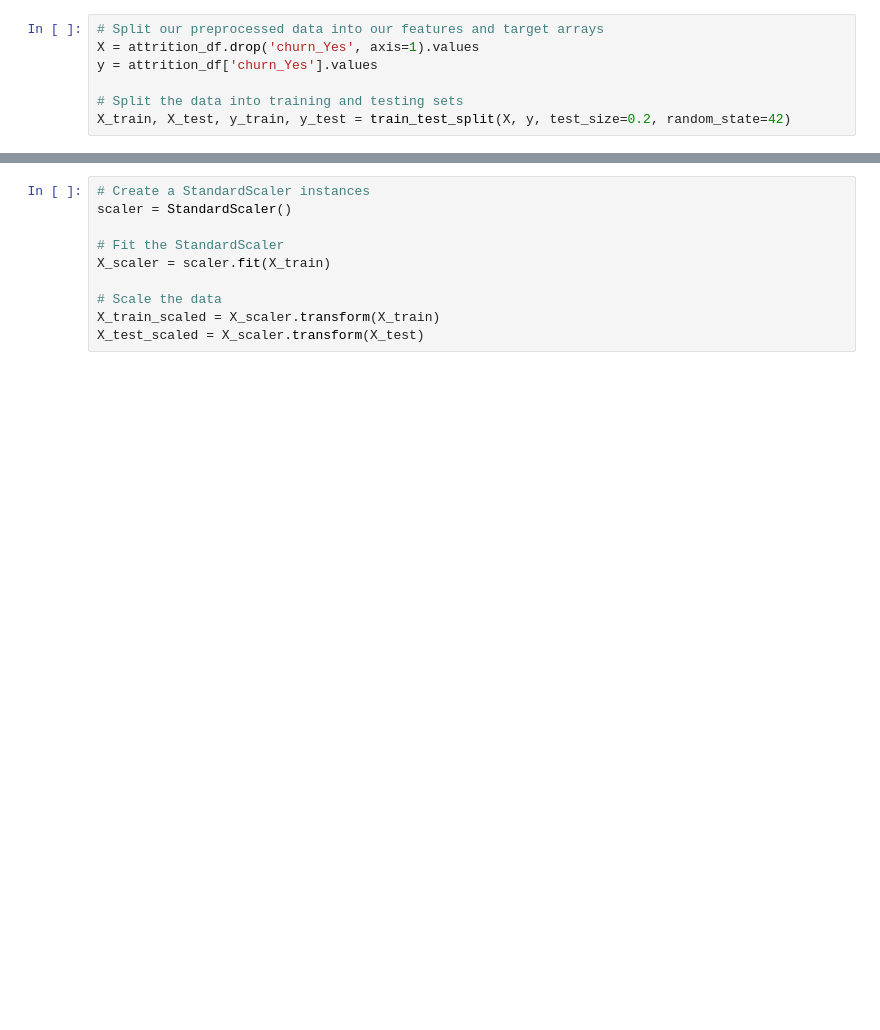
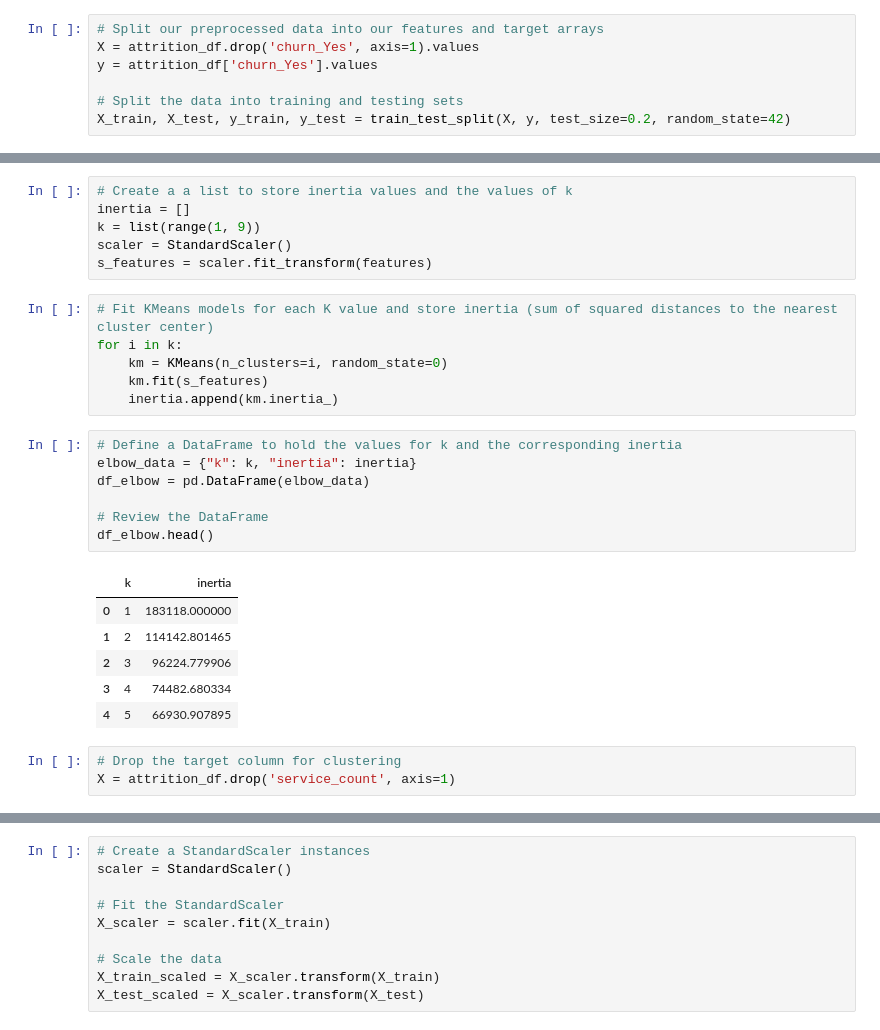
Before and after one commit to bgrullon/Attrition-forecasting, a Jupyter notebook: .team/Rachael/attrition.ipynb, the cells around one changed output, grey strips where cells are left out. Saved outputs shown, nothing was run; the diff lists cells and outputs as text; blank space fills up the shorter version.

```diff
--- a/.team/Rachael/attrition.ipynb
+++ b/.team/Rachael/attrition.ipynb
@@ -144,0 +193,29 @@ X_train, X_test, y_train, y_test = train_test_split(X, y, test_size=0.2, random_
+# %%
+# Create a a list to store inertia values and the values of k
+inertia = []
+k = list(range(1, 9))
+scaler = StandardScaler()
+s_features = scaler.fit_transform(features)
+# %%
+# Fit KMeans models for each K value and store inertia (sum of squared distances to the nearest cluster center)
+for i in k:
+    km = KMeans(n_clusters=i, random_state=0)
+    km.fit(s_features)
+    inertia.append(km.inertia_)
+# %%
+# Define a DataFrame to hold the values for k and the corresponding inertia
+elbow_data = {"k": k, "inertia": inertia}
+df_elbow = pd.DataFrame(elbow_data)
+
+# Review the DataFrame
+df_elbow.head()
+# %% [output]
+|  | k | inertia |
+| 0 | 1 | 183118.000000 |
+| 1 | 2 | 114142.801465 |
+| 2 | 3 | 96224.779906 |
+| 3 | 4 | 74482.680334 |
+| 4 | 5 | 66930.907895 |
+# %%
+# Drop the target column for clustering
+X = attrition_df.drop('service_count', axis=1)
```
Also changed, not shown: parts of 17 cells of this notebook, 1 other file.
